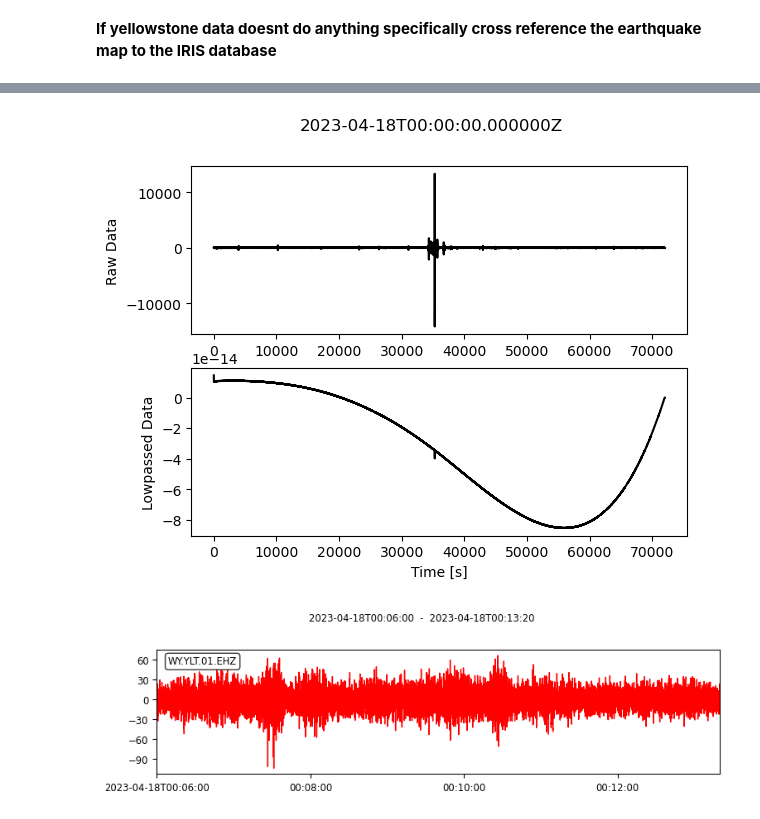
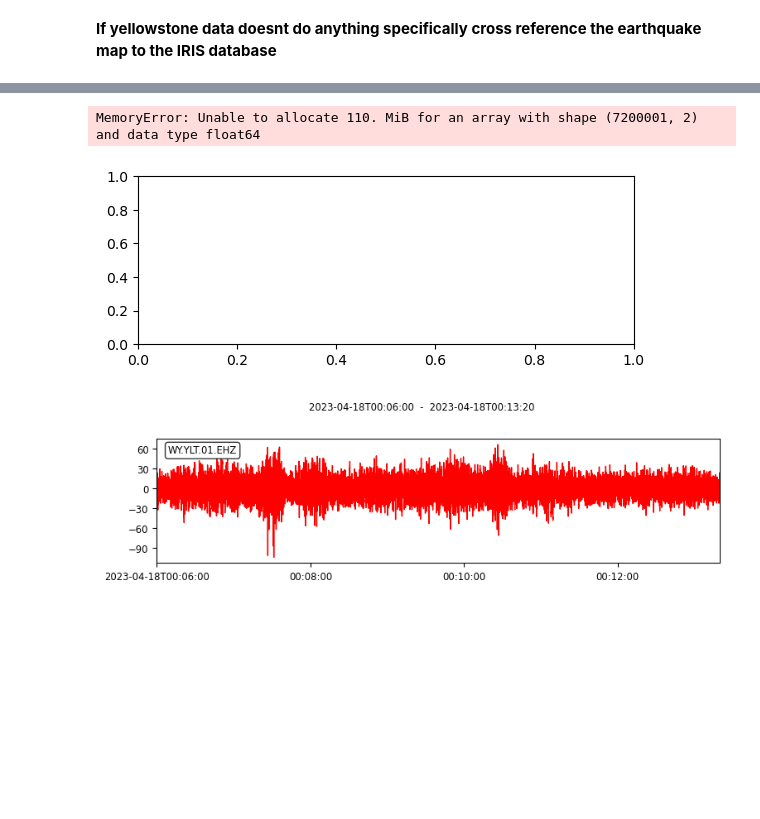
Before and after one commit to GPGN-268-archive/FP01-mars-seismo, a Jupyter notebook: ChloeWork.ipynb, the cells around one changed output, grey strips where cells are left out. Saved outputs shown, nothing was run; the diff lists cells and outputs as text; code cells hidden in the pictures; blank space fills up the shorter version.

```diff
--- a/ChloeWork.ipynb
+++ b/ChloeWork.ipynb
@@ -61,21 +61,22 @@ st1.plot()
 # %%
 # Filtering with a lowpass on a copy of the original Trace
 tr1_filt = tr1.copy()
-tr1_filt.filter('lowpass', freq=0.00001, corners=2, zerophase=True)
+tr1_filt.filter('lowpass', freq=0.0001, corners=2, zerophase=True)
 
 # Now let's plot the raw and filtered data...
 t = np.arange(0, tr1.stats.npts / tr1.stats.sampling_rate, tr1.stats.delta)
 plt.subplot(211)
 plt.plot(t, tr1.data, 'k')
 plt.ylabel('Raw Data')
 plt.subplot(212)
 plt.plot(t, tr1_filt.data, 'k')
 plt.ylabel('Lowpassed Data')
 plt.xlabel('Time [s]')
 plt.suptitle(tr1.stats.starttime)
 plt.show()
 # %% [output]
+MemoryError: Unable to allocate 110. MiB for an array with shape (7200001, 2) and data type float64
-[figure, old version]
+[figure, new version]
 # %%
 dt = st1[0].stats.starttime
 st1.plot(color='red', tick_format='%I:%M %p',
```
Also changed, not shown: parts of 9 cells of this notebook.
